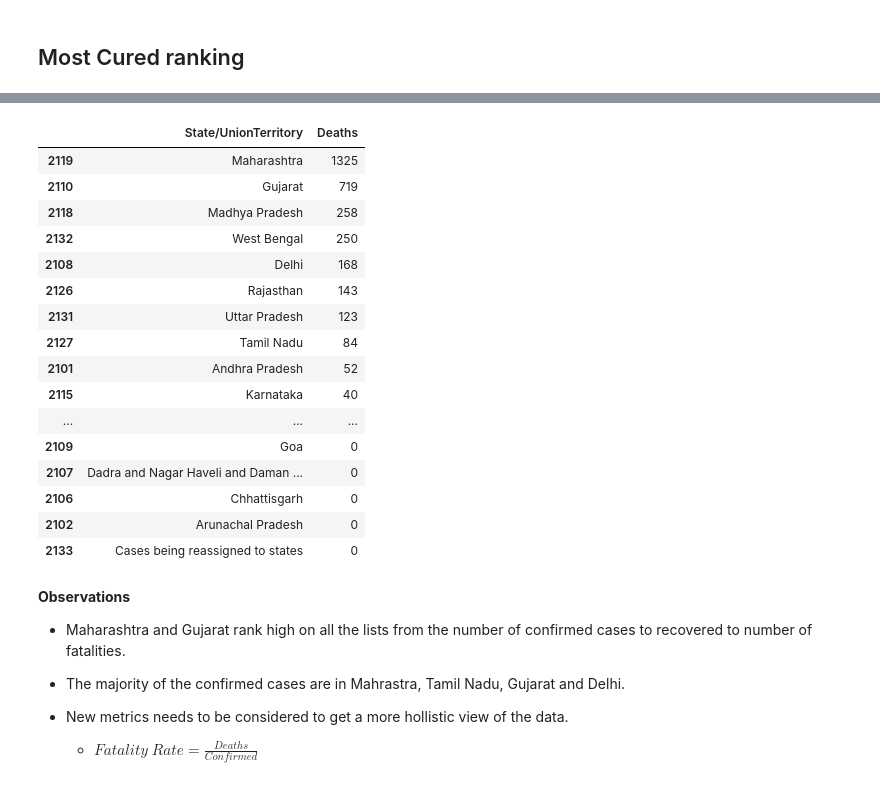
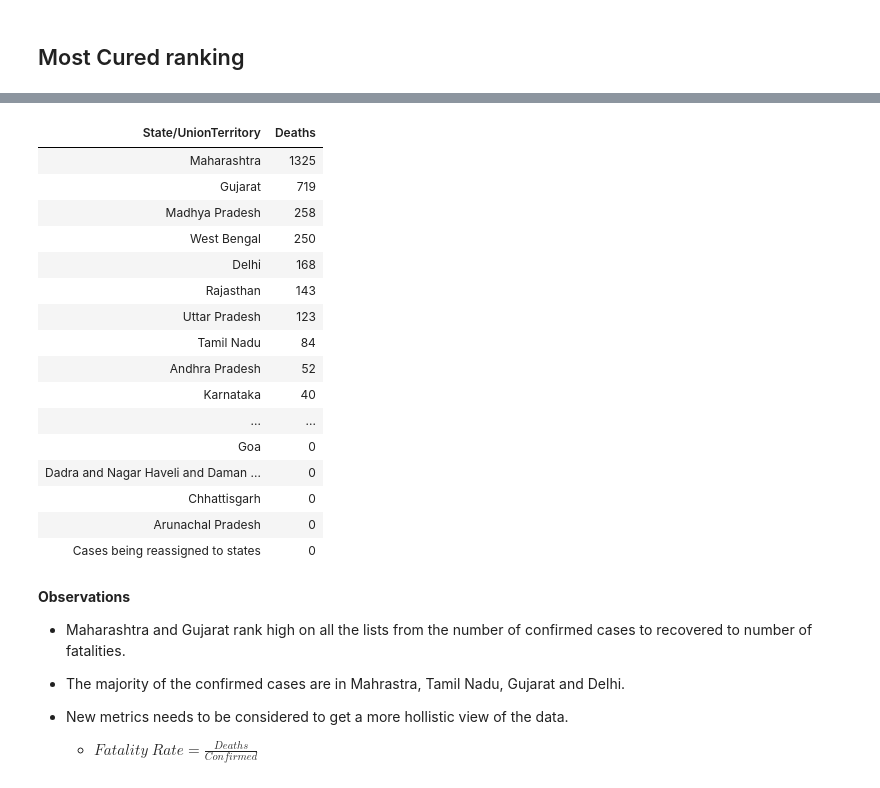
Before and after one commit to kumarashutosh22/Exploratory-Data-Analysis-Projects, a Jupyter notebook: COVID_19_India.ipynb, the cells around one changed output, grey strips where cells are left out. Cells and saved outputs as stored; diff of their text form; code cells hidden in the pictures.

```diff
--- a/COVID_19_India.ipynb
+++ b/COVID_19_India.ipynb
@@ -259,40 +273,40 @@ cov[
 # %%
 cov[
     cov['Date']==cov['Date'].unique()[-1]
     ].sort_values(
         'Deaths',
         ascending=False
         )[[
            'State/UnionTerritory',
            'Deaths'
            ]].style.background_gradient(
                cmap='Reds'
            ).set_table_styles([
                                {'selector':'th',
                                 'props':[('font-size','12px'),
                                          ('font-weight','bold')]},
                                {'selector':'td',
                                 'props':[('font-size','11px'),
                                          ('font-weight','normal')]}
-           ])
+           ]).hide_index()
 # %% [output]
-|  | State/UnionTerritory | Deaths |
-| 2119 | Maharashtra | 1325 |
-| 2110 | Gujarat | 719 |
-| 2118 | Madhya Pradesh | 258 |
-| 2132 | West Bengal | 250 |
-| 2108 | Delhi | 168 |
-| 2126 | Rajasthan | 143 |
-| 2131 | Uttar Pradesh | 123 |
-| 2127 | Tamil Nadu | 84 |
-| 2101 | Andhra Pradesh | 52 |
-| 2115 | Karnataka | 40 |
-| ... | ... | ... |
-| 2109 | Goa | 0 |
-| 2107 | Dadra and Nagar Haveli and Daman ... | 0 |
-| 2106 | Chhattisgarh | 0 |
-| 2102 | Arunachal Pradesh | 0 |
-| 2133 | Cases being reassigned to states | 0 |
+| State/UnionTerritory | Deaths |
+| Maharashtra | 1325 |
+| Gujarat | 719 |
+| Madhya Pradesh | 258 |
+| West Bengal | 250 |
+| Delhi | 168 |
+| Rajasthan | 143 |
+| Uttar Pradesh | 123 |
+| Tamil Nadu | 84 |
+| Andhra Pradesh | 52 |
+| Karnataka | 40 |
+| ... | ... |
+| Goa | 0 |
+| Dadra and Nagar Haveli and Daman ... | 0 |
+| Chhattisgarh | 0 |
+| Arunachal Pradesh | 0 |
+| Cases being reassigned to states | 0 |
 # %% [markdown]
 **Observations**
 
```
Also changed, not shown: parts of 30 cells of this notebook.
